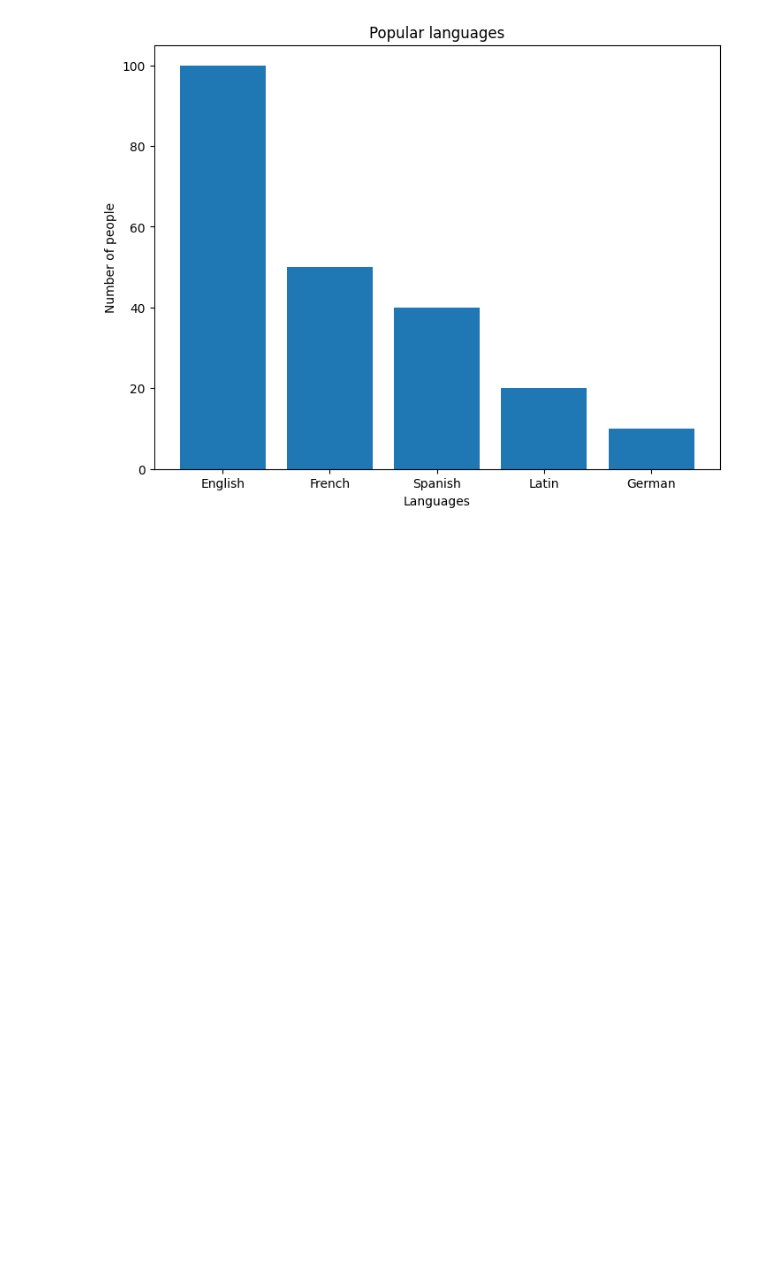
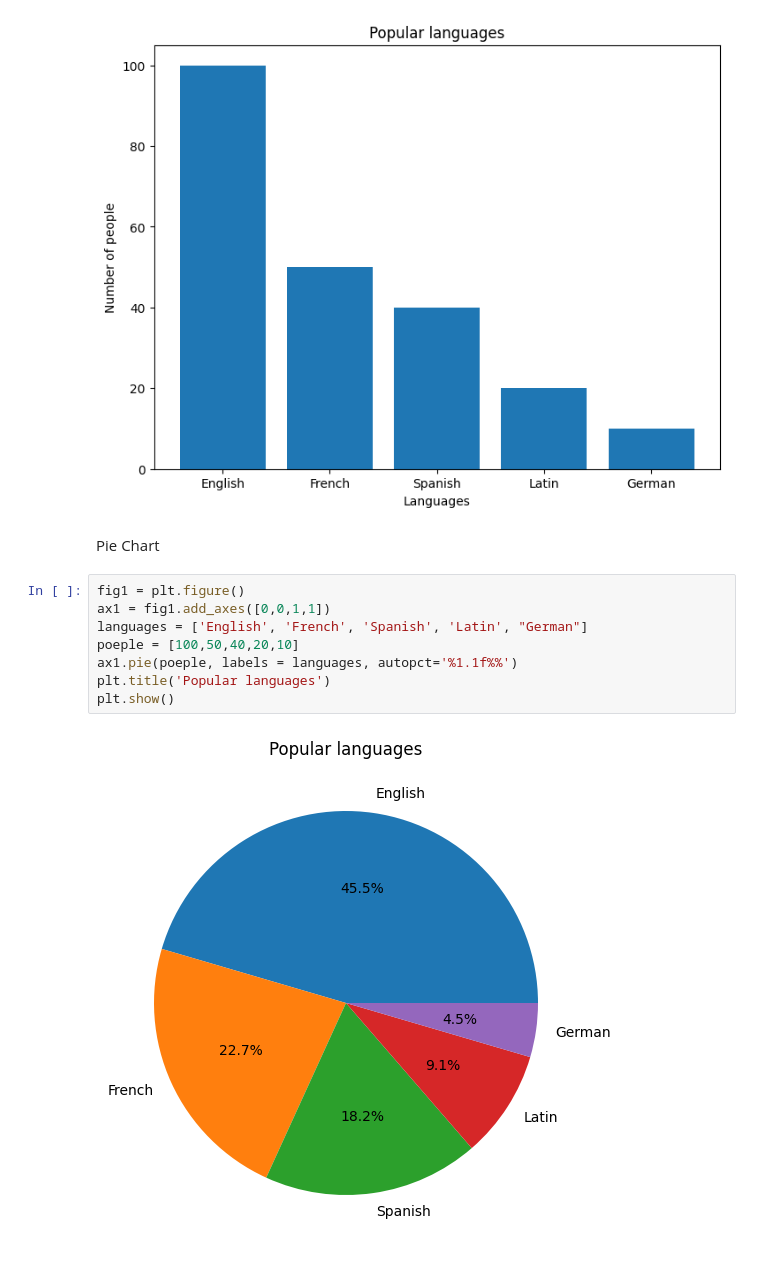
Before and after one commit to manavbansal1/google-collab, a Jupyter notebook: Matplotlib.ipynb, the cells around one changed output. Saved outputs shown, nothing was run; the diff lists cells and outputs as text; blank space fills up the shorter version.

```diff
--- a/Matplotlib.ipynb
+++ b/Matplotlib.ipynb
@@ -141,3 +141,15 @@ plt.title('Popular languages')
 plt.show()
 # %% [output]
 [figure]
+# %% [markdown]
+Pie Chart
+# %%
+fig1 = plt.figure()
+ax1 = fig1.add_axes([0,0,1,1])
+languages = ['English', 'French', 'Spanish', 'Latin', "German"]
+poeple = [100,50,40,20,10]
+ax1.pie(poeple, labels = languages, autopct='%1.1f%%')
+plt.title('Popular languages')
+plt.show()
+# %% [output]
+[figure, added]
```
Also changed, not shown: parts of 4 cells of this notebook.
